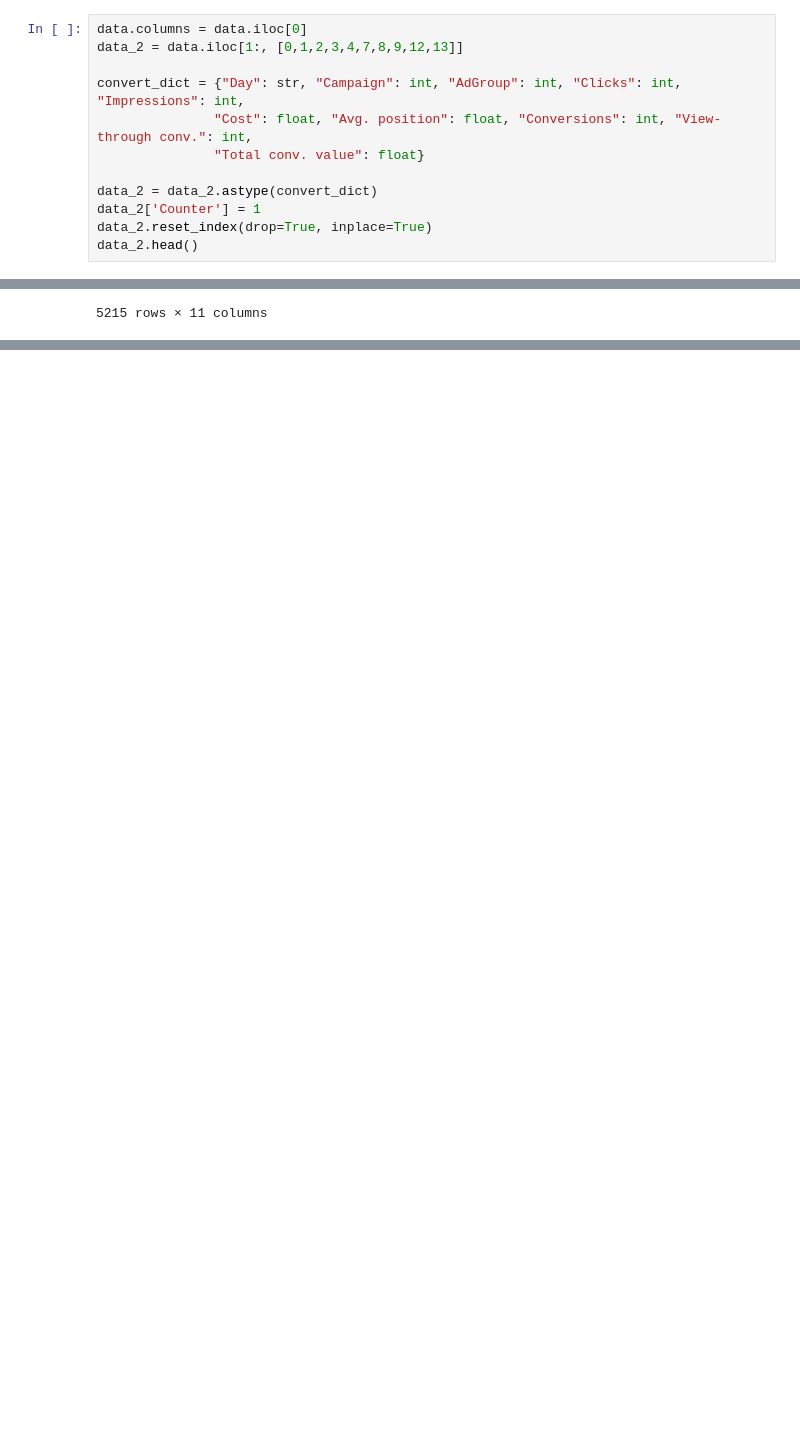
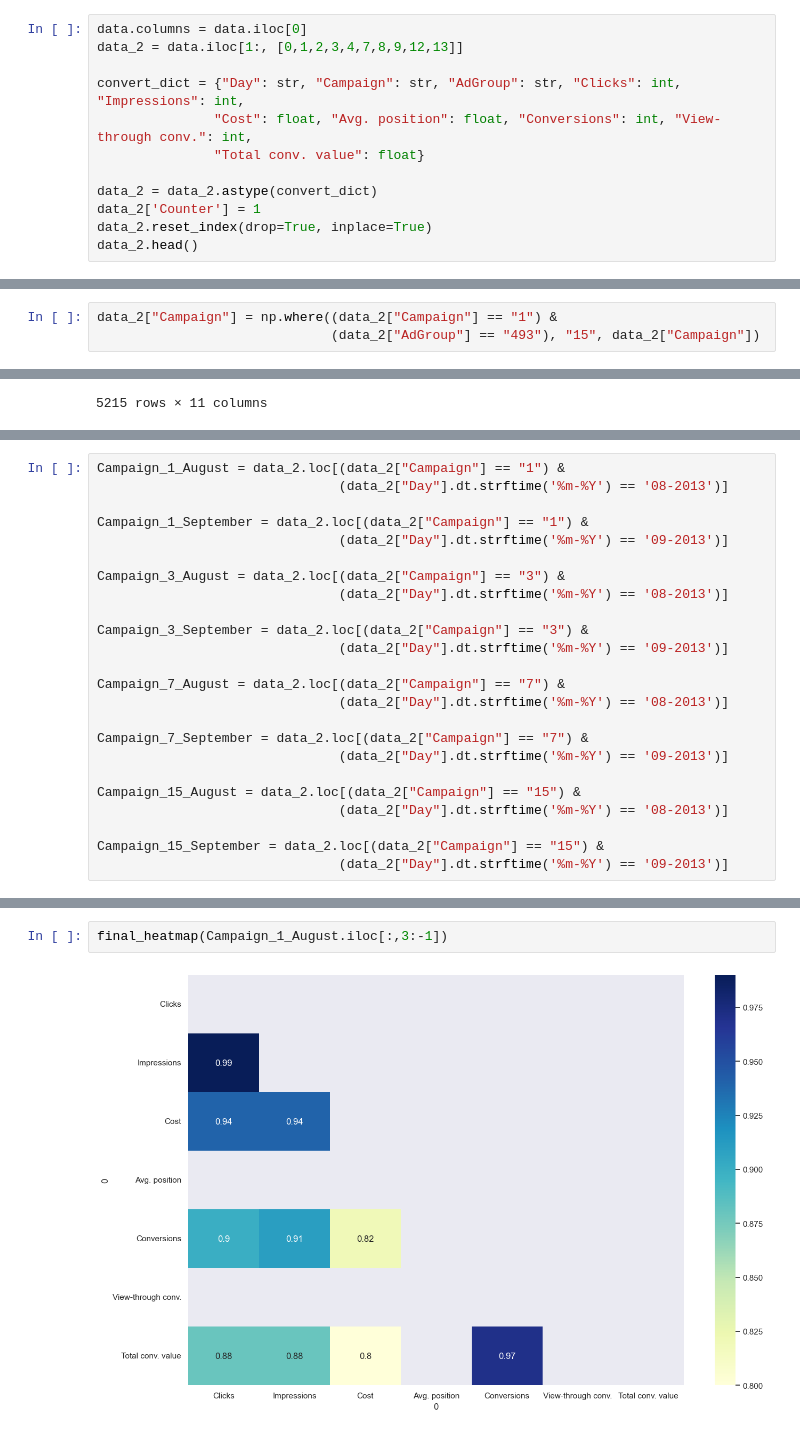
Before and after one commit to TsakalParis/Google-Ads-Analysis, a Jupyter notebook: Google Ads analysis.ipynb, the cells around one changed output, grey strips where cells are left out. Drawn from its saved outputs; the diff is of its cells as text; blank space fills up the shorter version.

Commit message:
Add correlation table, organize and group dataframe, start ploting bar charts

```diff
--- a/Google Ads analysis.ipynb
+++ b/Google Ads analysis.ipynb
@@ -49,7 +49,7 @@ data
 data.columns = data.iloc[0]
 data_2 = data.iloc[1:, [0,1,2,3,4,7,8,9,12,13]]
 
-convert_dict = {"Day": str, "Campaign": int, "AdGroup": int, "Clicks": int, "Impressions": int,
+convert_dict = {"Day": str, "Campaign": str, "AdGroup": str, "Clicks": int, "Impressions": int,
                "Cost": float, "Avg. position": float, "Conversions": int, "View-through conv.": int,
                "Total conv. value": float}
 
@@ -64,6 +64,9 @@ data_2.head()
 | 2 | 10/08/2013 | 1 | 100 | 0 | 4 | 0.00 | 1.0 | 0 | ... |
 | 3 | 14/08/2013 | 1 | 100 | 0 | 1 | 0.00 | 1.0 | 0 | ... |
 | 4 | 18/08/2013 | 1 | 100 | 0 | 1 | 0.00 | 1.0 | 0 | ... |
+# %%
+data_2["Campaign"] = np.where((data_2["Campaign"] == "1") &
+                              (data_2["AdGroup"] == "493"), "15", data_2["Campaign"])
 # %%
 data_2.sort_values(by=['Campaign','AdGroup','Day'])
 data_2
@@ -133,0 +89,24 @@ grouped_data.head()
+# %%
+Campaign_1_August = data_2.loc[(data_2["Campaign"] == "1") &
+                               (data_2["Day"].dt.strftime('%m-%Y') == '08-2013')]
+
+Campaign_1_September = data_2.loc[(data_2["Campaign"] == "1") &
+                               (data_2["Day"].dt.strftime('%m-%Y') == '09-2013')]
+
+Campaign_3_August = data_2.loc[(data_2["Campaign"] == "3") &
+                               (data_2["Day"].dt.strftime('%m-%Y') == '08-2013')]
+
+Campaign_3_September = data_2.loc[(data_2["Campaign"] == "3") &
+                               (data_2["Day"].dt.strftime('%m-%Y') == '09-2013')]
+
+Campaign_7_August = data_2.loc[(data_2["Campaign"] == "7") &
+                               (data_2["Day"].dt.strftime('%m-%Y') == '08-2013')]
+
+Campaign_7_September = data_2.loc[(data_2["Campaign"] == "7") &
+                               (data_2["Day"].dt.strftime('%m-%Y') == '09-2013')]
+
+Campaign_15_August = data_2.loc[(data_2["Campaign"] == "15") &
+                               (data_2["Day"].dt.strftime('%m-%Y') == '08-2013')]
+
+Campaign_15_September = data_2.loc[(data_2["Campaign"] == "15") &
+                               (data_2["Day"].dt.strftime('%m-%Y') == '09-2013')]
@@ -133,0 +159,4 @@ grouped_data.head()
+# %%
+final_heatmap(Campaign_1_August.iloc[:,3:-1])
+# %% [output]
+[figure, added]
```
Also changed, not shown: parts of 16 cells of this notebook.
